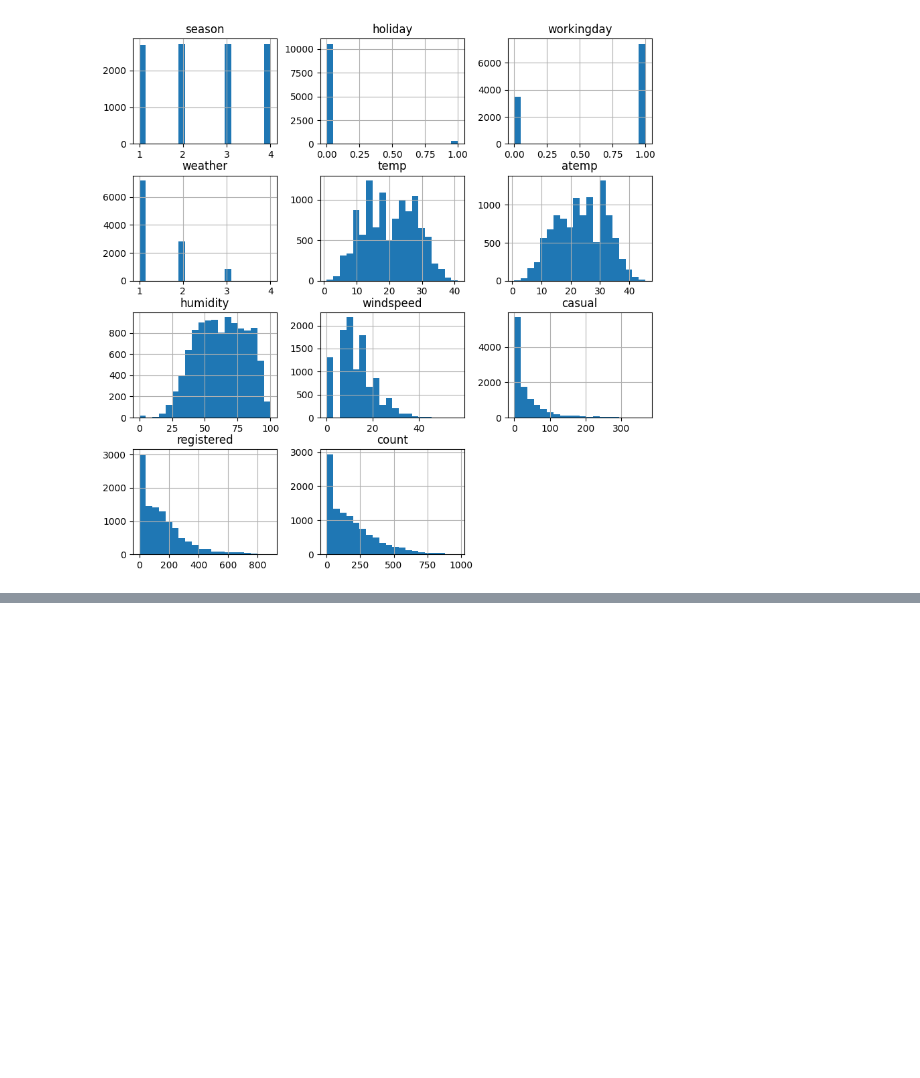
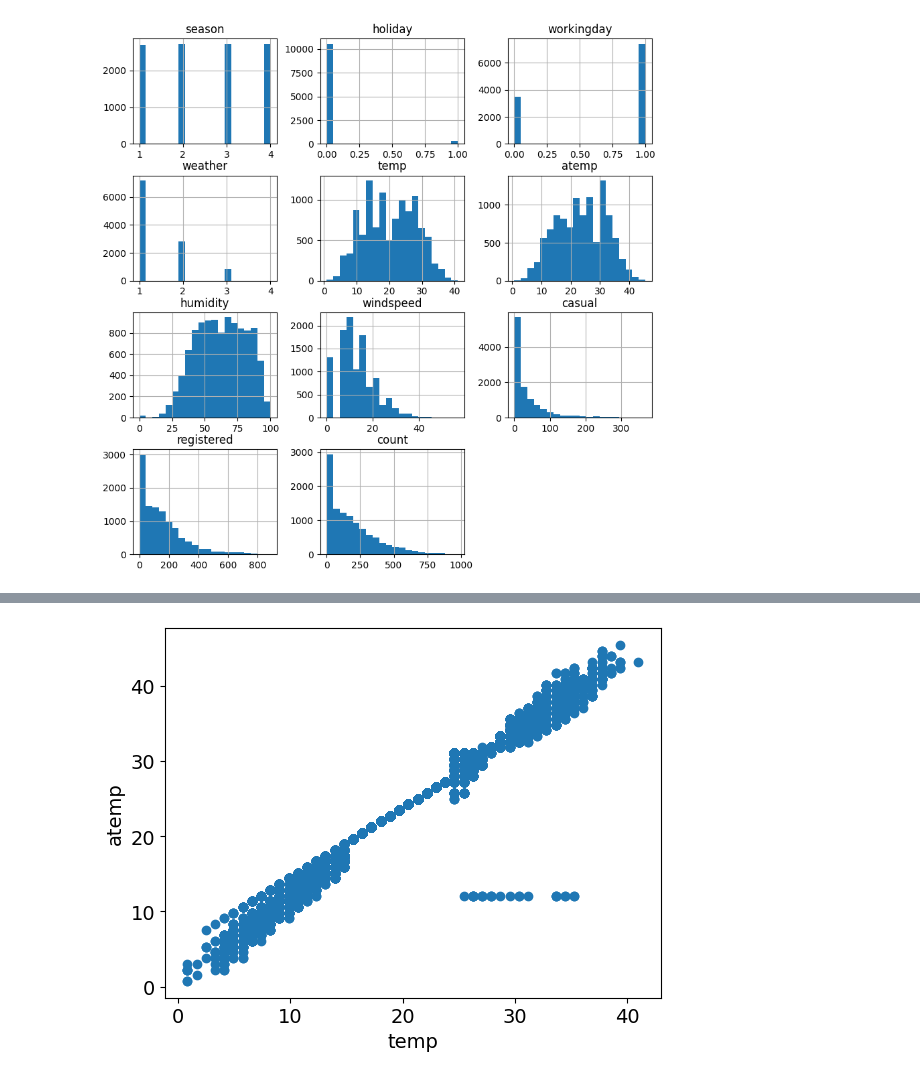
Before and after one commit to gptjddldi/kg-bike-sharing-demand, a Jupyter notebook: main.ipynb, the cells around one changed output, grey strips where cells are left out. Saved outputs shown, nothing was run; the diff lists cells and outputs as text; code cells hidden in the pictures; blank space fills up the shorter version.

```diff
--- a/main.ipynb
+++ b/main.ipynb
@@ -109,0 +193,7 @@ array([[<Axes: xlabel='casual', ylabel='casual'>,
+# %%
+plt.scatter(X_train['temp'],X_train['atemp'])
+plt.xlabel('temp')
+plt.ylabel('atemp')
+plt.show()
+# %% [output]
+[figure, added]
```
Also changed, not shown: parts of 47 cells of this notebook.
